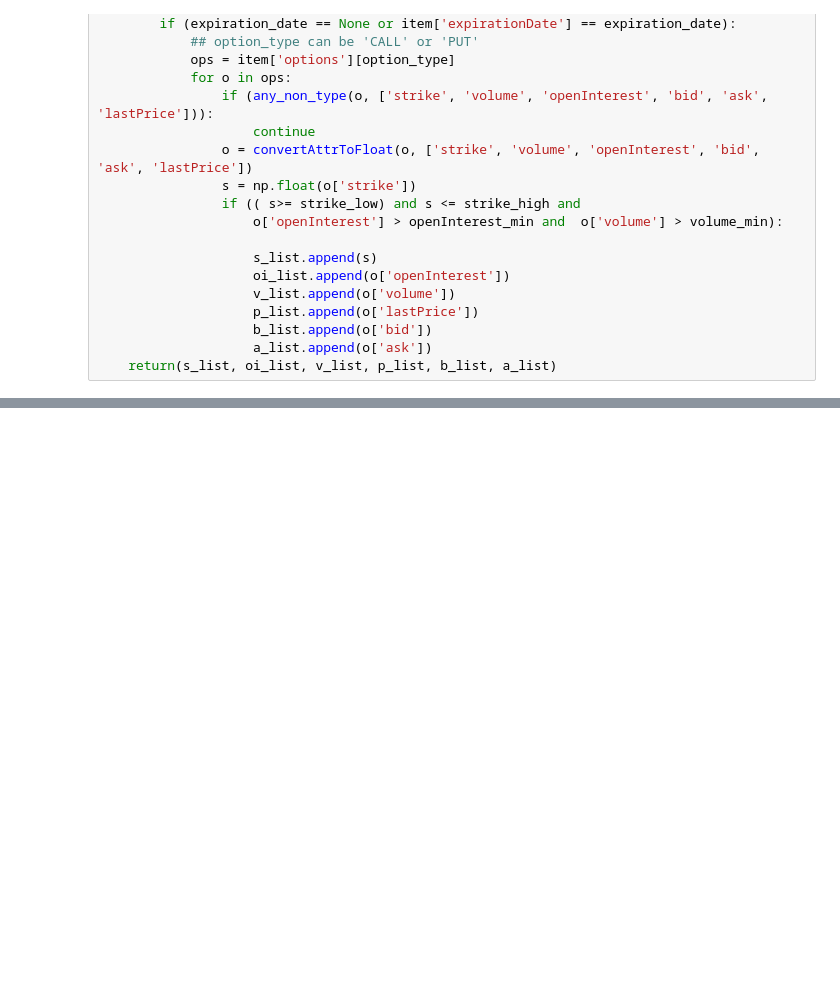
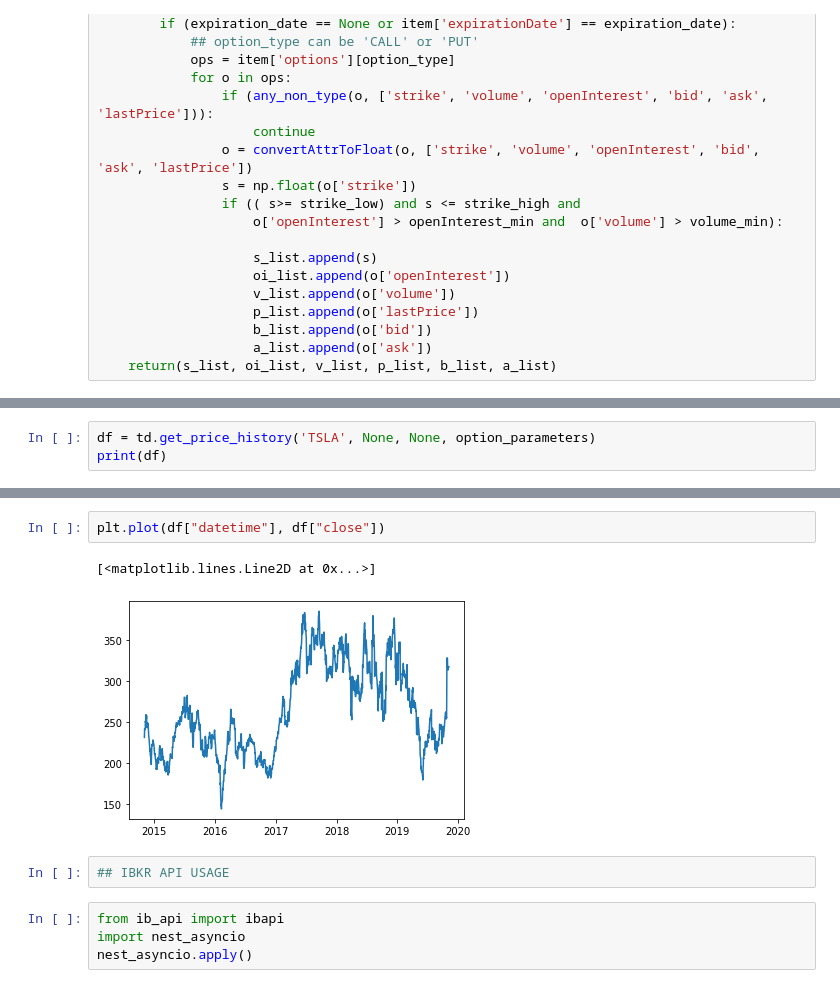
Before and after one commit to jjtt8080/stockML, a Jupyter notebook: TradeML.ipynb, the cells around one changed output, grey strips where cells are left out. Saved outputs shown, nothing was run; the diff lists cells and outputs as text; blank space fills up the shorter version.

```diff
--- a/TradeML.ipynb
+++ b/TradeML.ipynb
@@ -94,0 +237,3 @@ ax4.plot(np.array(s_list_f), np.array(a_list_f), color='b')
+# %%
+df = td.get_price_history('TSLA', None, None, option_parameters)
+print(df)
@@ -94,0 +258,11 @@ ax4.plot(np.array(s_list_f), np.array(a_list_f), color='b')
+# %%
+plt.plot(df["datetime"], df["close"])
+# %% [output]
+[<matplotlib.lines.Line2D at 0x...>]
+[figure, added]
+# %%
+## IBKR API USAGE
+# %%
+from ib_api import ibapi
+import nest_asyncio
+nest_asyncio.apply()
```
Also changed, not shown: parts of 23 cells of this notebook, 1 other file.
